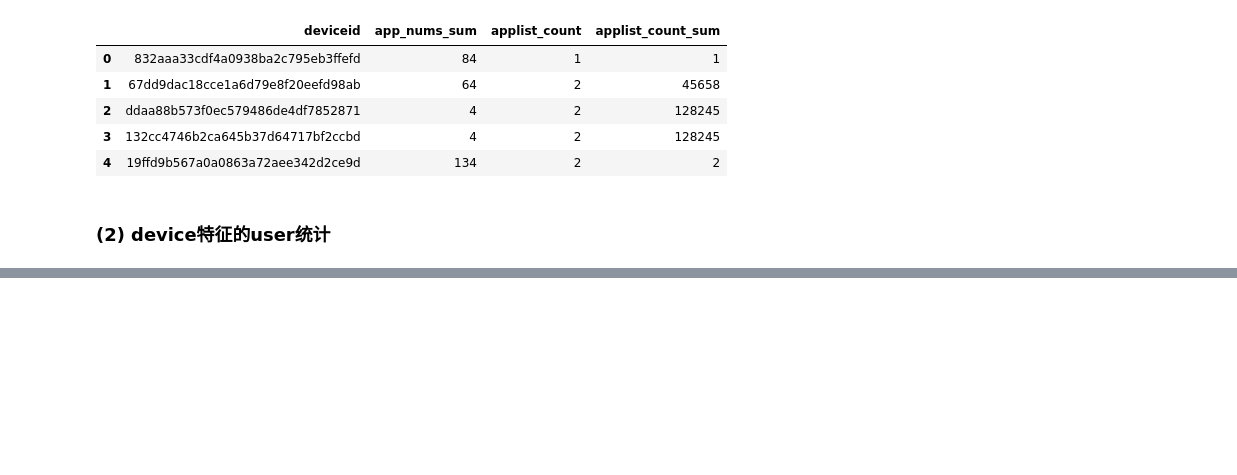
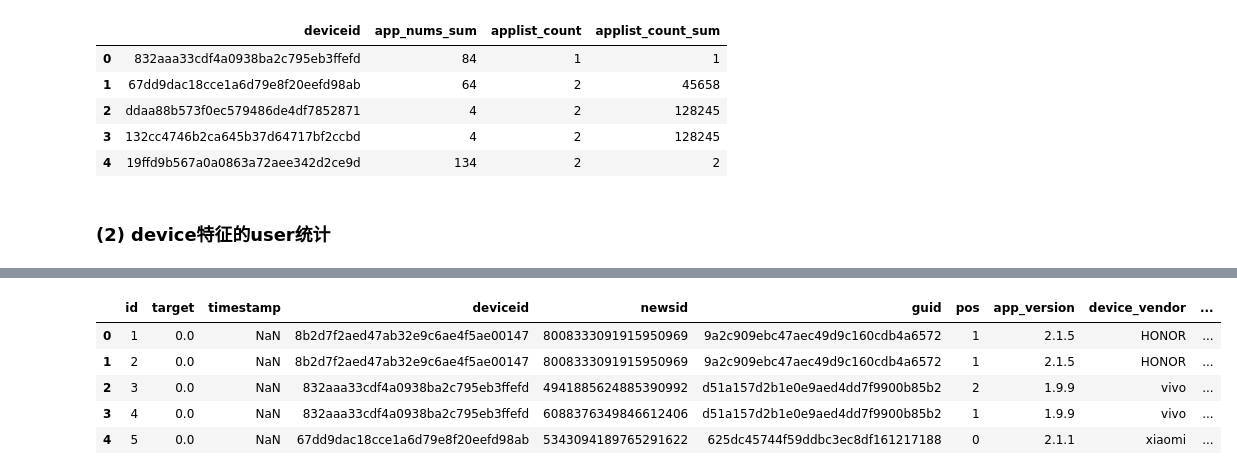
Before and after one commit to yanqiangmiffy/Video-Click-Prediction, a Jupyter notebook: 数据分析.ipynb, the cells around one changed output, grey strips where cells are left out. Drawn from its saved outputs; the diff is of its cells as text; code cells hidden in the pictures; blank space fills up the shorter version.

```diff
--- a/数据分析.ipynb
+++ b/数据分析.ipynb
@@ -397,0 +431,25 @@ user_grouped_df.head()
+# %%
+# 视频出现次数
+df['news_count'] = df.groupby('newsid')['id'].transform('count') #
+# 视频推荐的人数
+df['news_guid_unique']=df.groupby(by='newsid')['guid'].nunique() # 人数
+
+df['news_deviceid_unique']=df.groupby(by='newsid')['deviceid'].nunique() # 设备
+df['news_pos_unique']=df.groupby(by='newsid')['pos'].nunique()
+df['news_app_version_unique']=df.groupby(by='newsid')['app_version'].nunique()
+df['news_device_vendor_unique']=df.groupby(by='newsid')['device_vendor'].nunique()
+df['news_netmodel_unique']=df.groupby(by='newsid')['netmodel'].nunique()
+df['news_osversion_unique']=df.groupby(by='newsid')['osversion'].nunique()
+df['news_device_version_unique']=df.groupby(by='newsid')['device_version'].nunique()
+
+df['news_lng_unique']=df.groupby(by='newsid')['lng'].nunique() # 地理
+df['news_lat_unique']=df.groupby(by='newsid')['lat'].nunique()
+# %%
+df.head()
+# %% [output]
+|  | id | target | timestamp | deviceid | newsid | guid | pos | app_version | device_vendor | ... |
+| 0 | 1 | 0.0 | NaN | 8b2d7f2aed47ab32e9c6ae4f5ae00147 | 8008333091915950969 | 9a2c909ebc47aec49d9c160cdb4a6572 | 1 | 2.1.5 | HONOR | ... |
+| 1 | 2 | 0.0 | NaN | 8b2d7f2aed47ab32e9c6ae4f5ae00147 | 8008333091915950969 | 9a2c909ebc47aec49d9c160cdb4a6572 | 1 | 2.1.5 | HONOR | ... |
+| 2 | 3 | 0.0 | NaN | 832aaa33cdf4a0938ba2c795eb3ffefd | 4941885624885390992 | d51a157d2b1e0e9aed4dd7f9900b85b2 | 2 | 1.9.9 | vivo | ... |
+| 3 | 4 | 0.0 | NaN | 832aaa33cdf4a0938ba2c795eb3ffefd | 6088376349846612406 | d51a157d2b1e0e9aed4dd7f9900b85b2 | 1 | 1.9.9 | vivo | ... |
+| 4 | 5 | 0.0 | NaN | 67dd9dac18cce1a6d79e8f20eefd98ab | 5343094189765291622 | 625dc45744f59ddbc3ec8df161217188 | 0 | 2.1.1 | xiaomi | ... |
```
Also changed, not shown: parts of 6 cells of this notebook, 1 other file.
